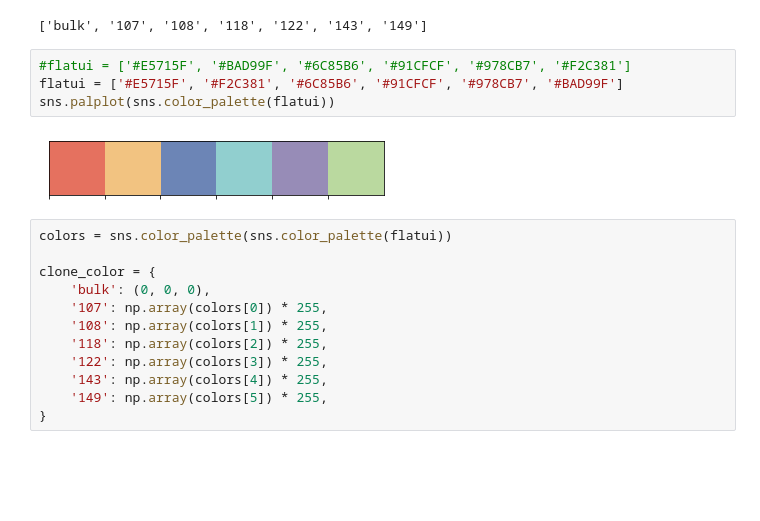
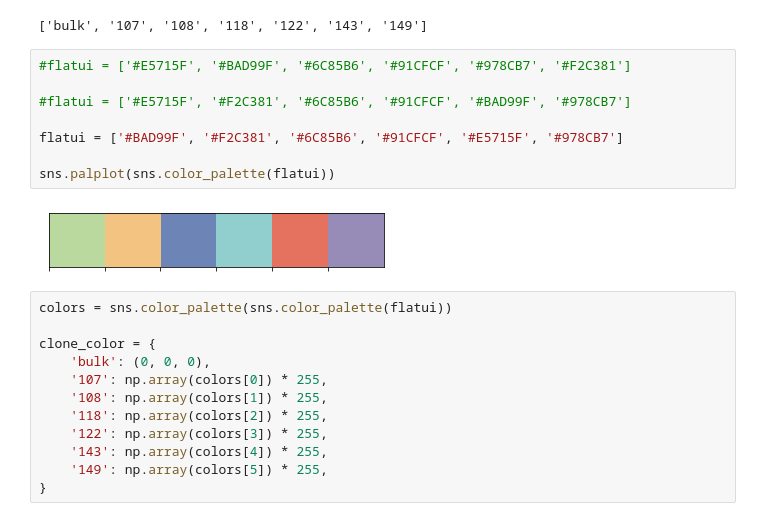
Before and after one commit to cbg-ethz/mt-SCITE, a Jupyter notebook: Notebooks/pretty_tree_plots_YFV2001.ipynb, the cells around one changed output. Drawn from its saved outputs; the diff is of its cells as text; blank space fills up the shorter version.

```diff
--- a/Notebooks/pretty_tree_plots_YFV2001.ipynb
+++ b/Notebooks/pretty_tree_plots_YFV2001.ipynb
@@ -81,10 +81,14 @@ all_clones
 ['bulk', '107', '108', '118', '122', '143', '149']
 # %%
 #flatui = ['#E5715F', '#BAD99F', '#6C85B6', '#91CFCF', '#978CB7', '#F2C381']
-flatui = ['#E5715F', '#F2C381', '#6C85B6', '#91CFCF', '#978CB7', '#BAD99F']
+
+#flatui = ['#E5715F', '#F2C381', '#6C85B6', '#91CFCF', '#BAD99F', '#978CB7']
+
+flatui = ['#BAD99F', '#F2C381', '#6C85B6', '#91CFCF', '#E5715F', '#978CB7']
+
 sns.palplot(sns.color_palette(flatui))
 # %% [output]
-[figure, old version]
+[figure, new version]
 # %%
 colors = sns.color_palette(sns.color_palette(flatui))
 
```
Also changed, not shown: parts of 8 cells of this notebook, 1 other file.
